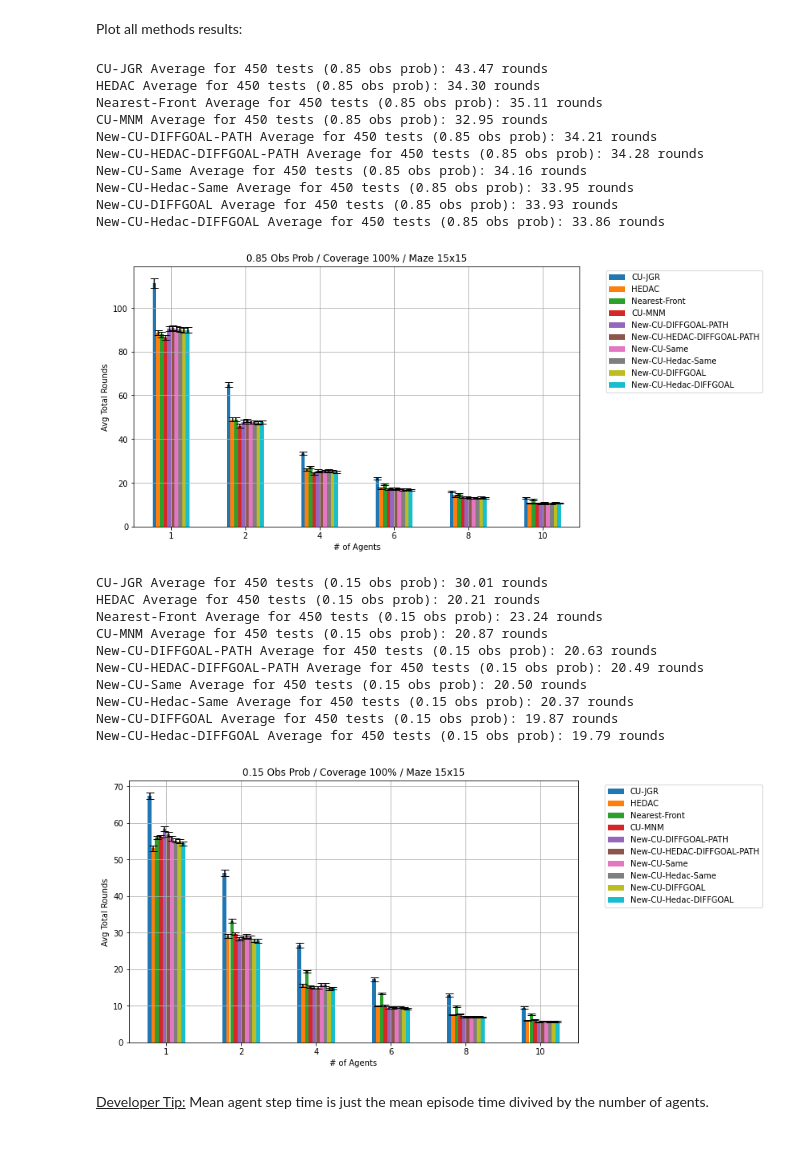
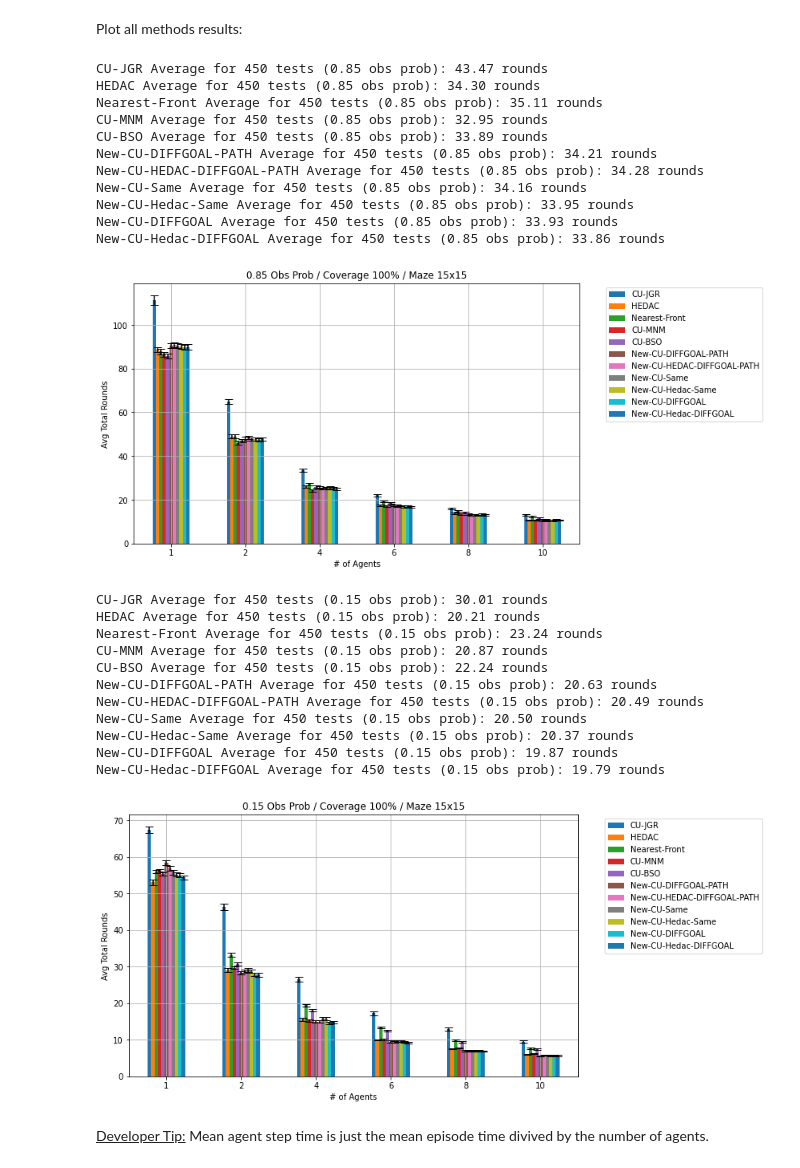
Before and after one commit to manouslinard/multiagent-exploration, a Jupyter notebook: Swarm_RL-Manousos.ipynb, the cells around one changed output. Cells and saved outputs as stored; diff of their text form; code cells hidden in the pictures.

```diff
--- a/Swarm_RL-Manousos.ipynb
+++ b/Swarm_RL-Manousos.ipynb
@@ -1158,6 +1158,10 @@ def update_goals(agents, total_explored, start=False, algo='nf', lambda_=0.8):
   diffgoal_algos = ['new_cu_diffgoal', 'new_cu_hedac_diffgoal', 'new_cu_diffgoal_path', 'new_cu_hedac_diffgoal_path']
   if algo in diffgoal_algos:
     update_goals_new_cost_util(agents, unexpl_coords, total_explored, start, algo=algo)
+    return
+
+  if algo == 'cu_bso':
+    cost_utility_bso(agents, unexpl_coords, total_explored)
     return
 
   for a in agents:
@@ -1491,7 +1479,7 @@ def run_all_exp(algo, agents_num_list, rows, cols, num_test, obs_prob=0.85, agen
       if os.name == 'posix':  # combines unix files to one:
         df = []
         df_all = []
-        for i in range(1, 6):
+        for i in range(1, num_cores+1):
             path_all = f'results/{algo}/{rows}x{cols}/all/p{i}_{algo}_all_{rows}x{cols}_{coverage_mode}_{agent_view}.xlsx'
             path_avg = f'results/{algo}/{rows}x{cols}/p{i}_{algo}_{rows}x{cols}_{coverage_mode}_{agent_view}_{num_test}.xlsx'
             df_all.append(pd.read_excel(path_all))
@@ -1516,7 +1504,7 @@ Running the experiments:
 agents_num_list = [1, 2, 4, 6, 8, 10]
 rows = 15
 cols = 15
-num_test = 400
+num_test = 450
 obs_prob = 0.85
 agent_view = 2
 coverage_mode = True    # this is researched in the thesis.
@@ -1527,6 +1515,5 @@ lambda_ = 0.8 # used in cost-utility jgr
 # run_all_exp('cu_jgr', agents_num_list, rows, cols, num_test, obs_prob, agent_view, coverage_mode, alpha, max_hedac_iter, lambda_)
 # run_all_exp('hedac', agents_num_list, rows, cols, num_test, obs_prob, agent_view, coverage_mode, alpha, max_hedac_iter, lambda_)
 # run_all_exp('cu_mnm', agents_num_list, rows, cols, num_test, obs_prob, agent_view, coverage_mode, alpha, max_hedac_iter, lambda_)
-run_all_exp('new_cu', agents_num_list, rows, cols, num_test, obs_prob, agent_view, coverage_mode, alpha, max_hedac_iter, lambda_)
-run_all_exp('new_cu_hedac', agents_num_list, rows, cols, num_test, obs_prob, agent_view, coverage_mode, alpha, max_hedac_iter, lambda_)
-run_all_exp('hedac', agents_num_list, rows, cols, num_test, obs_prob, agent_view, coverage_mode, alpha, max_hedac_iter, lambda_)
+# run_all_exp('hedac', agents_num_list, rows, cols, num_test, obs_prob, agent_view, coverage_mode, alpha, max_hedac_iter, lambda_)
+run_all_exp('cu_bso', agents_num_list, rows, cols, num_test, obs_prob, agent_view, coverage_mode, alpha, max_hedac_iter, lambda_)
@@ -1577,7 +1546,10 @@ def plot_comparison(file_dict, obs_prob=0.85, print_avg=True, c_l=0.95, maze_dim
     plt.ylabel('Avg Total Rounds')
     plt.title(f"{obs_prob} Obs Prob / Coverage 100% / Maze {maze_dim[0]}x{maze_dim[1]}")
     plt.xticks(rotation=0)
-    ax.legend(loc='upper left', bbox_to_anchor=(1.05, 1))
+    if get_ipython():
+        ax.legend(loc='upper left', bbox_to_anchor=(1.05, 1))
+    else:
+        ax.legend()
     plt.grid(True)
     plt.show()
 
@@ -1597,39 +1569,42 @@ file_dict = {
              'HEDAC': 'results/hedac/15x15/hedac_15x15_True_2_450.xlsx',
              'Nearest-Front': 'results/nf/15x15/nf_15x15_True_2_450.xlsx',
              'CU-MNM': 'results/cu_mnm/15x15/cu_mnm_15x15_True_2_450.xlsx',
+             'CU-BSO': 'results/cu_bso/15x15/cu_bso_15x15_True_2_450.xlsx',
              'New-CU-DIFFGOAL-PATH': 'results/new_cu_diffgoal_path/15x15/new_cu_diffgoal_path_15x15_True_2_450.xlsx',
              'New-CU-HEDAC-DIFFGOAL-PATH': 'results/new_cu_hedac_diffgoal_path/15x15/new_cu_hedac_diffgoal_path_15x15_True_2_450.xlsx',
              'New-CU-Same': 'results/new_cu_same/15x15/new_cu_same_15x15_True_2_450.xlsx',
              'New-CU-Hedac-Same': 'results/new_cu_hedac_same/15x15/new_cu_hedac_same_15x15_True_2_450.xlsx',
              'New-CU-DIFFGOAL': 'results/new_cu_diffgoal/15x15/new_cu_diffgoal_15x15_True_2_450.xlsx',
              'New-CU-Hedac-DIFFGOAL': 'results/new_cu_hedac_diffgoal/15x15/new_cu_hedac_diffgoal_15x15_True_2_450.xlsx',
              }
 convert_paths_os(file_dict)
 plot_comparison(file_dict)
 plot_comparison(file_dict, 0.15)
 # %% [output]
 CU-JGR Average for 450 tests (0.85 obs prob): 43.47 rounds
 HEDAC Average for 450 tests (0.85 obs prob): 34.30 rounds
 Nearest-Front Average for 450 tests (0.85 obs prob): 35.11 rounds
 CU-MNM Average for 450 tests (0.85 obs prob): 32.95 rounds
+CU-BSO Average for 450 tests (0.85 obs prob): 33.89 rounds
 New-CU-DIFFGOAL-PATH Average for 450 tests (0.85 obs prob): 34.21 rounds
 New-CU-HEDAC-DIFFGOAL-PATH Average for 450 tests (0.85 obs prob): 34.28 rounds
 New-CU-Same Average for 450 tests (0.85 obs prob): 34.16 rounds
 New-CU-Hedac-Same Average for 450 tests (0.85 obs prob): 33.95 rounds
 New-CU-DIFFGOAL Average for 450 tests (0.85 obs prob): 33.93 rounds
 New-CU-Hedac-DIFFGOAL Average for 450 tests (0.85 obs prob): 33.86 rounds
-[figure, old version]
+[figure, new version]
 CU-JGR Average for 450 tests (0.15 obs prob): 30.01 rounds
 HEDAC Average for 450 tests (0.15 obs prob): 20.21 rounds
 Nearest-Front Average for 450 tests (0.15 obs prob): 23.24 rounds
 CU-MNM Average for 450 tests (0.15 obs prob): 20.87 rounds
+CU-BSO Average for 450 tests (0.15 obs prob): 22.24 rounds
 New-CU-DIFFGOAL-PATH Average for 450 tests (0.15 obs prob): 20.63 rounds
 New-CU-HEDAC-DIFFGOAL-PATH Average for 450 tests (0.15 obs prob): 20.49 rounds
 New-CU-Same Average for 450 tests (0.15 obs prob): 20.50 rounds
 New-CU-Hedac-Same Average for 450 tests (0.15 obs prob): 20.37 rounds
 New-CU-DIFFGOAL Average for 450 tests (0.15 obs prob): 19.87 rounds
 New-CU-Hedac-DIFFGOAL Average for 450 tests (0.15 obs prob): 19.79 rounds
-[figure, old version]
+[figure, new version]
 # %% [markdown]
 <u>Developer Tip:</u> Mean agent step time is just the mean episode time divived by the number of agents.
 # %% [markdown]
```
Also changed, not shown: parts of 3 cells of this notebook, 2 other files.
